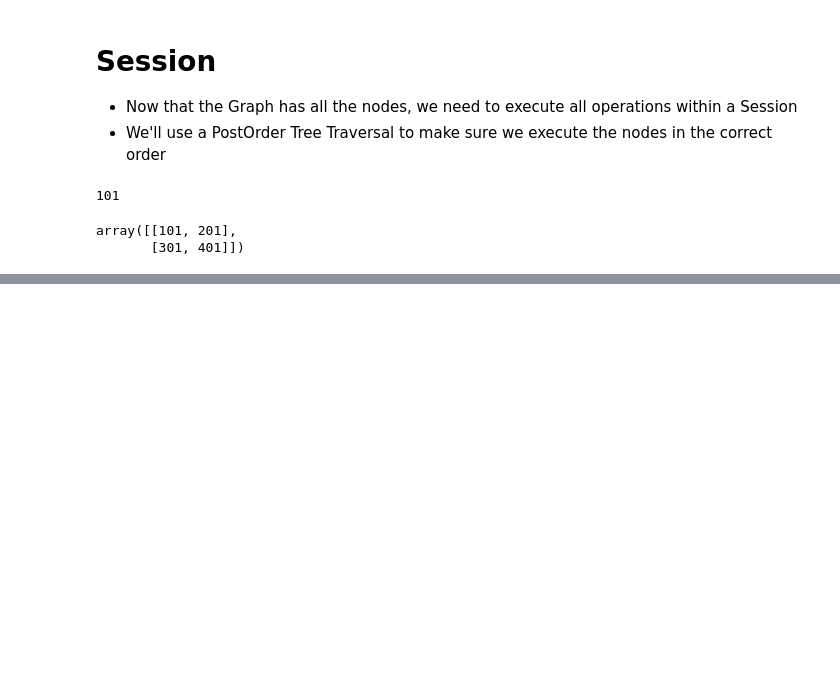
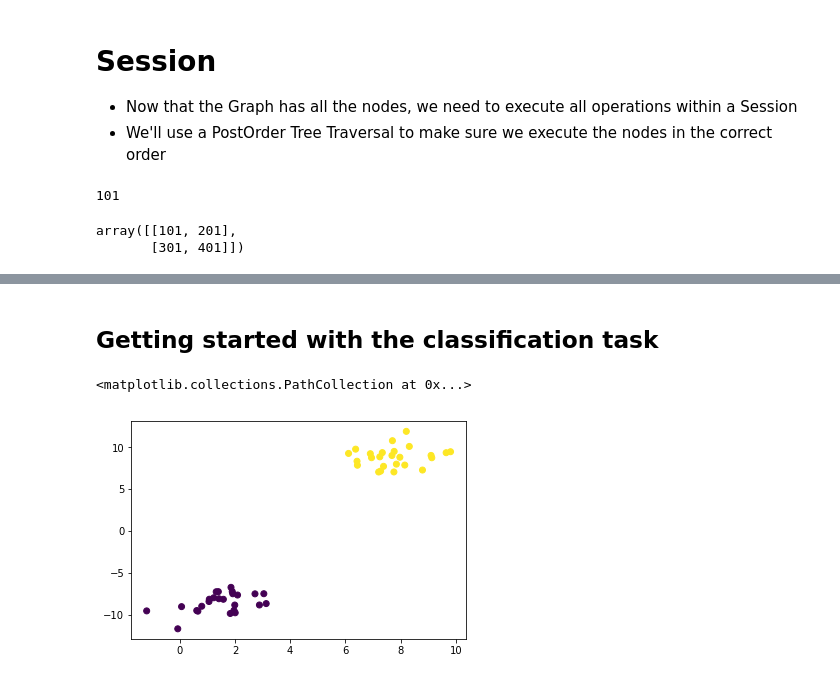
Before and after one commit to flpn/tensorflow_ml, a Jupyter notebook: Manual Neural Network.ipynb, the cells around one changed output, grey strips where cells are left out. Drawn from its saved outputs; the diff is of its cells as text; code cells hidden in the pictures; blank space fills up the shorter version.

```diff
--- a/Manual Neural Network.ipynb
+++ b/Manual Neural Network.ipynb
@@ -149,0 +176,12 @@ array([[101, 201],
+# %% [markdown]
+## Getting started with the classification task
+# %%
+data = make_blobs(n_samples=50, centers=2, random_state=75)
+
+features = data[0]
+labels = data[1]
+# %%
+plt.scatter(features[:, 0], features[:, 1], c=labels)
+# %% [output]
+<matplotlib.collections.PathCollection at 0x...>
+[figure, added]
```
Also changed, not shown: parts of 16 cells of this notebook.
